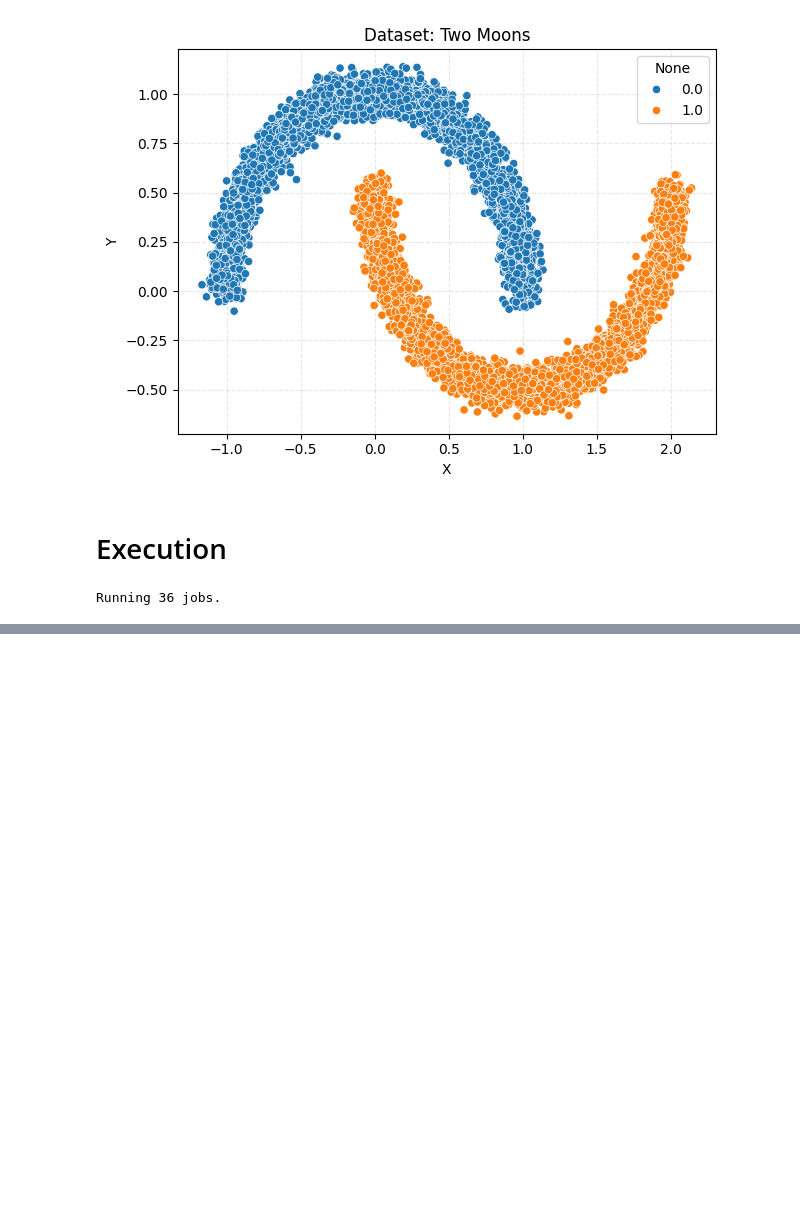
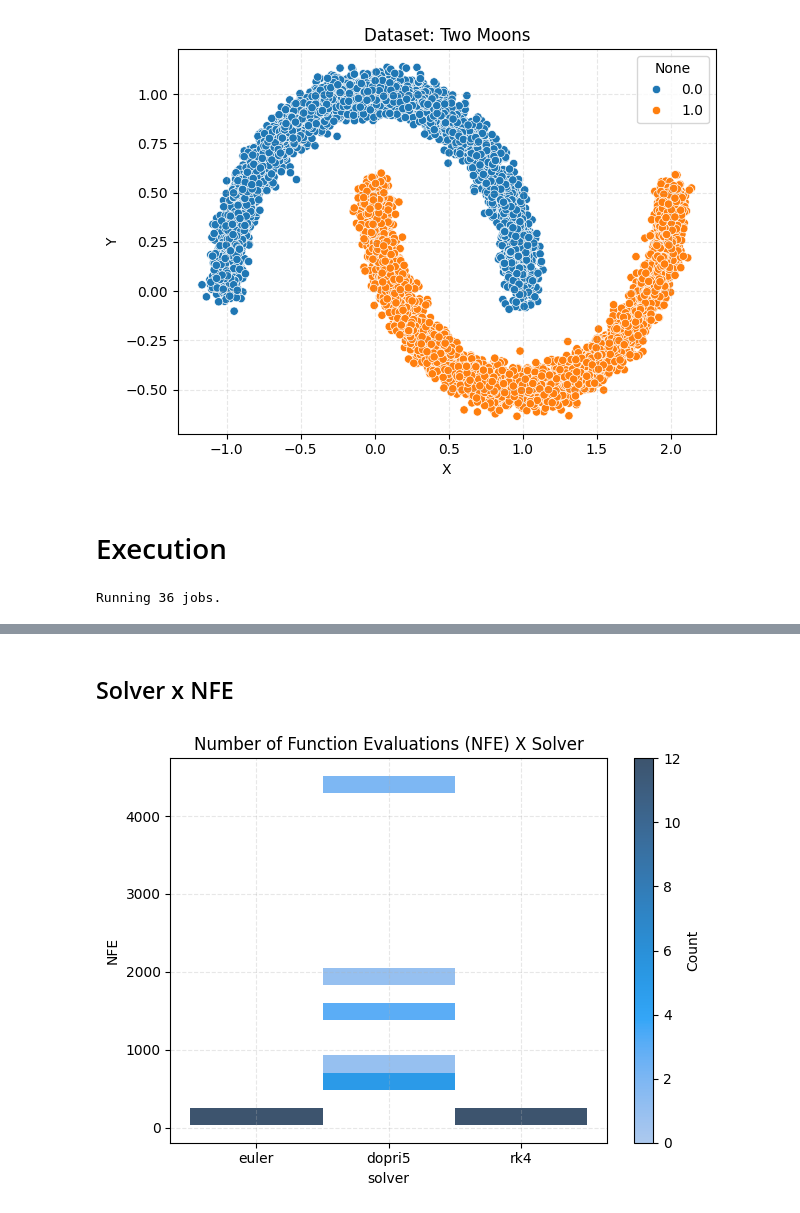
Before and after one commit to lucasbanunes/even-flow-pearl-jam.mp3, a Jupyter notebook: 01_neural_ode_2d.ipynb, the cells around one changed output, grey strips where cells are left out. Saved outputs shown, nothing was run; the diff lists cells and outputs as text; code cells hidden in the pictures; blank space fills up the shorter version.

```diff
--- a/01_neural_ode_2d.ipynb
+++ b/01_neural_ode_2d.ipynb
@@ -249,0 +263,27 @@ fig.tight_layout()
+# %% [markdown]
+## Solver x NFE
+# %%
+nfes = [
+    job.metrics['test']['nfe']
+    for job in jobs
+]
+fig, ax = plt.subplots()
+ax.grid(alpha=.3, linestyle='--')
+sns.histplot(
+    jobs_df,
+    x='model.solver',
+    y='metrics.test.nfe',
+    ax=ax,
+    cbar=True,
+    cbar_kws={'label': 'Count'},
+    bins=20
+)
+ax.set_title(
+    'Number of Function Evaluations (NFE) X Solver',
+    fontsize='large'
+)
+ax.set_xlabel('solver', fontsize='medium')
+ax.set_ylabel('NFE', fontsize='medium')
+fig.tight_layout()
+# %% [output]
+[figure, added]
```
Also changed, not shown: parts of 9 cells of this notebook, 1 other file.
